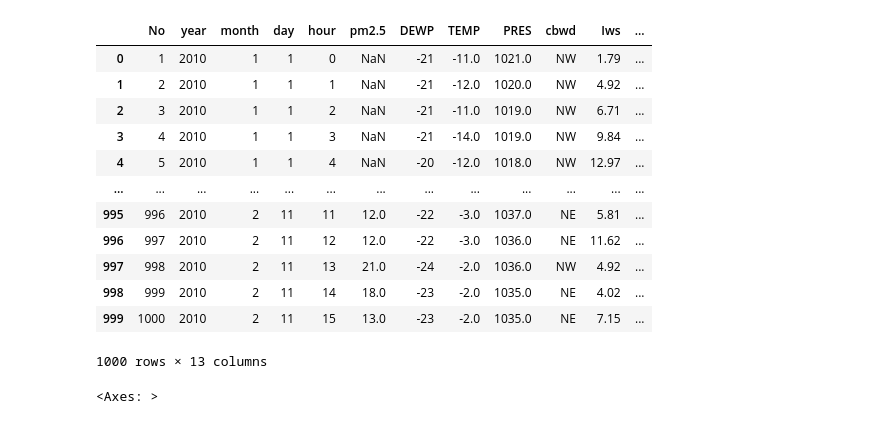
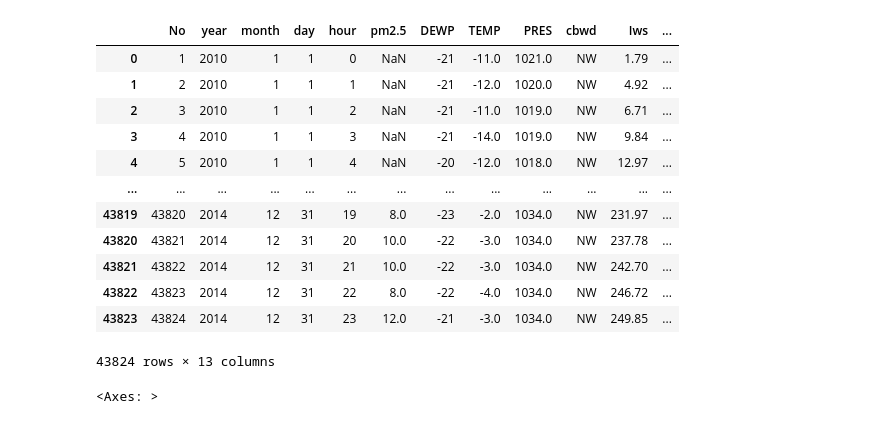
Before and after one commit to rscholz98/TimeWeaver, a Jupyter notebook: notebooks/PRSA_data.ipynb, the cells around one changed output. Drawn from its saved outputs; the diff is of its cells as text; code cells hidden in the pictures.

```diff
--- a/notebooks/PRSA_data.ipynb
+++ b/notebooks/PRSA_data.ipynb
@@ -1,22 +1,23 @@
 # %%
 import pandas as pd
 from timeweaver import TimeWeaver
+
 dataframe = pd.read_csv("../data/PRSA/PRSA_data_2010.1.1-2014.12.31.csv")
-dataframe[0:1000]
+dataframe
 # %% [output]
 |  | No | year | month | day | hour | pm2.5 | DEWP | TEMP | PRES | cbwd | Iws | ... |
 | 0 | 1 | 2010 | 1 | 1 | 0 | NaN | -21 | -11.0 | 1021.0 | NW | 1.79 | ... |
 | 1 | 2 | 2010 | 1 | 1 | 1 | NaN | -21 | -12.0 | 1020.0 | NW | 4.92 | ... |
 | 2 | 3 | 2010 | 1 | 1 | 2 | NaN | -21 | -11.0 | 1019.0 | NW | 6.71 | ... |
 | 3 | 4 | 2010 | 1 | 1 | 3 | NaN | -21 | -14.0 | 1019.0 | NW | 9.84 | ... |
 | 4 | 5 | 2010 | 1 | 1 | 4 | NaN | -20 | -12.0 | 1018.0 | NW | 12.97 | ... |
 | ... | ... | ... | ... | ... | ... | ... | ... | ... | ... | ... | ... | ... |
-| 995 | 996 | 2010 | 2 | 11 | 11 | 12.0 | -22 | -3.0 | 1037.0 | NE | 5.81 | ... |
-| 996 | 997 | 2010 | 2 | 11 | 12 | 12.0 | -22 | -3.0 | 1036.0 | NE | 11.62 | ... |
-| 997 | 998 | 2010 | 2 | 11 | 13 | 21.0 | -24 | -2.0 | 1036.0 | NW | 4.92 | ... |
-| 998 | 999 | 2010 | 2 | 11 | 14 | 18.0 | -23 | -2.0 | 1035.0 | NE | 4.02 | ... |
-| 999 | 1000 | 2010 | 2 | 11 | 15 | 13.0 | -23 | -2.0 | 1035.0 | NE | 7.15 | ... |
+| 43819 | 43820 | 2014 | 12 | 31 | 19 | 8.0 | -23 | -2.0 | 1034.0 | NW | 231.97 | ... |
+| 43820 | 43821 | 2014 | 12 | 31 | 20 | 10.0 | -22 | -3.0 | 1034.0 | NW | 237.78 | ... |
+| 43821 | 43822 | 2014 | 12 | 31 | 21 | 10.0 | -22 | -3.0 | 1034.0 | NW | 242.70 | ... |
+| 43822 | 43823 | 2014 | 12 | 31 | 22 | 8.0 | -22 | -4.0 | 1034.0 | NW | 246.72 | ... |
+| 43823 | 43824 | 2014 | 12 | 31 | 23 | 12.0 | -21 | -3.0 | 1034.0 | NW | 249.85 | ... |
-1000 rows × 13 columns
+43824 rows × 13 columns
 # %%
 dataframe[0:1000].plot()
 # %% [output]
```
Also changed, not shown: parts of 11 cells of this notebook, 5 other files.
